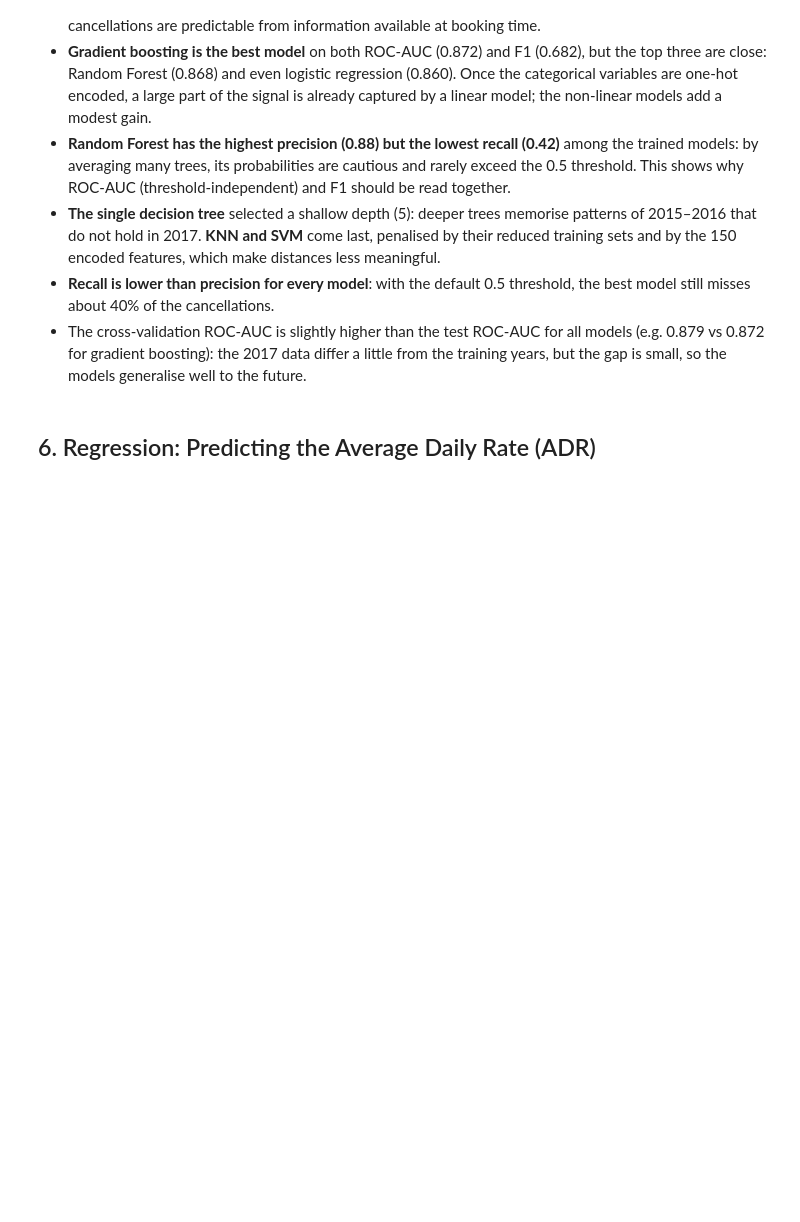
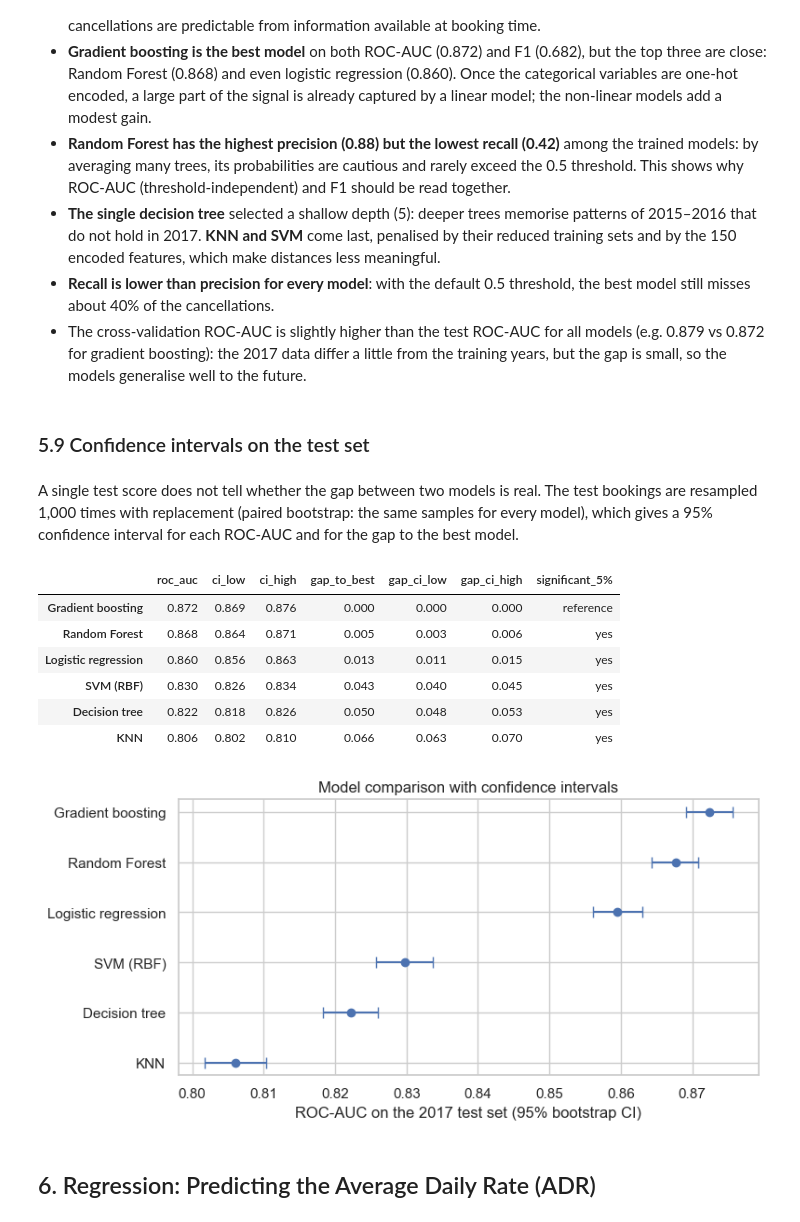
Before and after one commit to ilyeslehdili/Machine-Learning-, a Jupyter notebook: MachineLearningCode.ipynb, the cells around one changed output. Saved outputs shown, nothing was run; the diff lists cells and outputs as text; code cells hidden in the pictures; blank space fills up the shorter version.

```diff
--- a/MachineLearningCode.ipynb
+++ b/MachineLearningCode.ipynb
@@ -1132,6 +1119,62 @@ display(results_df.style.format({"train_time_s": "{:.0f}"}, precision=3)
 - The cross-validation ROC-AUC is slightly higher than the test ROC-AUC for all models (e.g. 0.879 vs 0.872 for
   gradient boosting): the 2017 data differ a little from the training years, but the gap is small, so the models
   generalise well to the future.
+# %% [markdown]
+### 5.9 Confidence intervals on the test set
+# %% [markdown]
+A single test score does not tell whether the gap between two models is real. The test bookings are
+resampled 1,000 times with replacement (paired bootstrap: the same samples for every model), which gives a
+95% confidence interval for each ROC-AUC and for the gap to the best model.
+# %%
+# Paired bootstrap on the 2017 test set
+B = 1000
+rng = np.random.default_rng(RANDOM_STATE)
+y_true = np.asarray(y_test_clf)
+names = [n for n in results_df.index if n != "Dummy"]
+scores = {n: np.asarray(get_scores(clf_models[n], X_test_clf)) for n in names}
+
+boot = np.empty((B, len(names)))
+for b in range(B):
+    idx = rng.integers(0, len(y_true), len(y_true))
+    boot[b] = [roc_auc_score(y_true[idx], scores[n][idx]) for n in names]
+boot = pd.DataFrame(boot, columns=names)
+
+best = results_df.loc[names, "roc_auc"].idxmax()
+gap = pd.DataFrame(boot[best].values[:, None] - boot.values, columns=names)   # AUC(best) - AUC(model)
+
+ci_table = pd.DataFrame({
+    "roc_auc":     results_df.loc[names, "roc_auc"].values,
+    "ci_low":      boot.quantile(0.025).values,
+    "ci_high":     boot.quantile(0.975).values,
+    "gap_to_best": (results_df.loc[best, "roc_auc"] - results_df.loc[names, "roc_auc"]).values,
+    "gap_ci_low":  gap.quantile(0.025).values,
+    "gap_ci_high": gap.quantile(0.975).values,
+}, index=names)
+ci_table["significant_5%"] = np.where(ci_table.index == best, "reference",
+                                      np.where(ci_table["gap_ci_low"] > 0, "yes", "no"))
+display(ci_table.round(3))
+
+# Figure: ROC-AUC with its 95% confidence interval
+order = ci_table.sort_values("roc_auc").index
+fig, ax = plt.subplots(figsize=(8, 4))
+ax.errorbar(ci_table.loc[order, "roc_auc"], range(len(order)),
+            xerr=[ci_table.loc[order, "roc_auc"] - ci_table.loc[order, "ci_low"],
+                  ci_table.loc[order, "ci_high"] - ci_table.loc[order, "roc_auc"]],
+            fmt="o", capsize=4)
+ax.set_yticks(range(len(order)), order)
+ax.set_xlabel("ROC-AUC on the 2017 test set (95% bootstrap CI)")
+ax.set_title("Model comparison with confidence intervals")
+plt.tight_layout()
+plt.show()
+# %% [output]
+|  | roc_auc | ci_low | ci_high | gap_to_best | gap_ci_low | gap_ci_high | significant_5% |
+| Gradient boosting | 0.872 | 0.869 | 0.876 | 0.000 | 0.000 | 0.000 | reference |
+| Random Forest | 0.868 | 0.864 | 0.871 | 0.005 | 0.003 | 0.006 | yes |
+| Logistic regression | 0.860 | 0.856 | 0.863 | 0.013 | 0.011 | 0.015 | yes |
+| SVM (RBF) | 0.830 | 0.826 | 0.834 | 0.043 | 0.040 | 0.045 | yes |
+| Decision tree | 0.822 | 0.818 | 0.826 | 0.050 | 0.048 | 0.053 | yes |
+| KNN | 0.806 | 0.802 | 0.810 | 0.066 | 0.063 | 0.070 | yes |
+[figure, added]
 # %% [markdown]
 ## 6. Regression: Predicting the Average Daily Rate (ADR)
 # %% [markdown]
```
Also changed, not shown: parts of 9 cells of this notebook.
